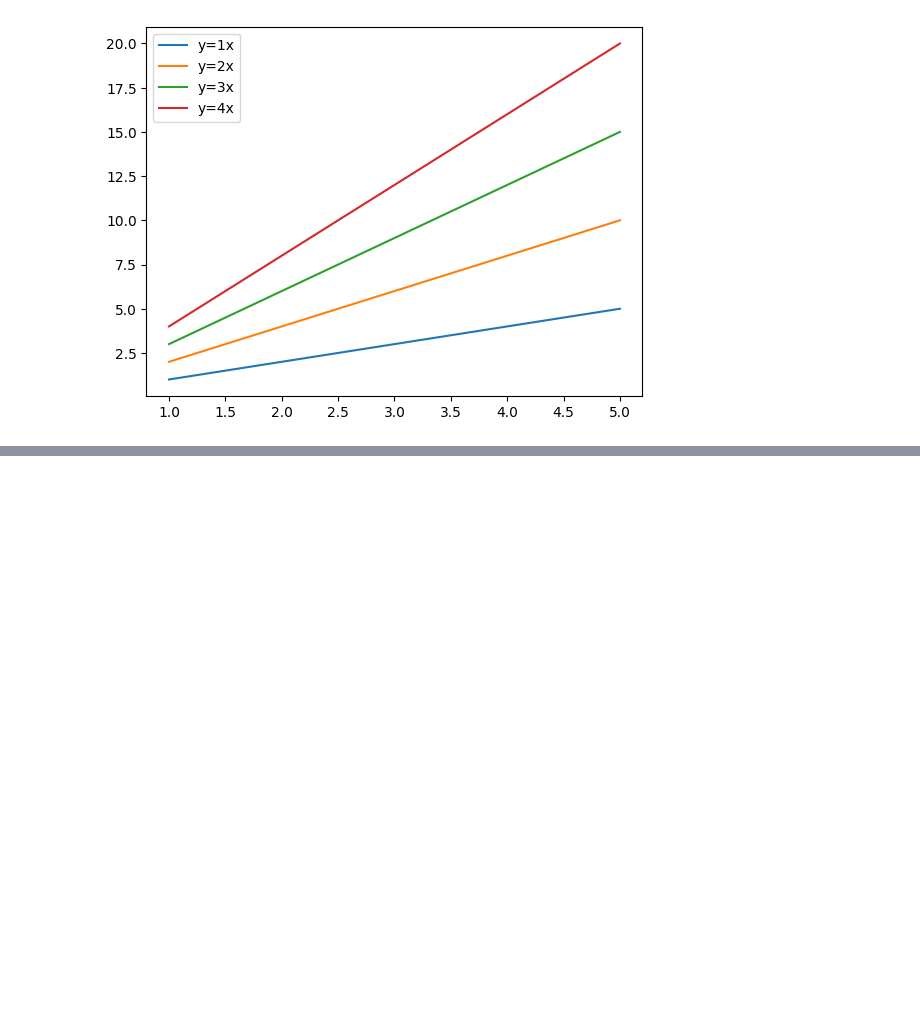
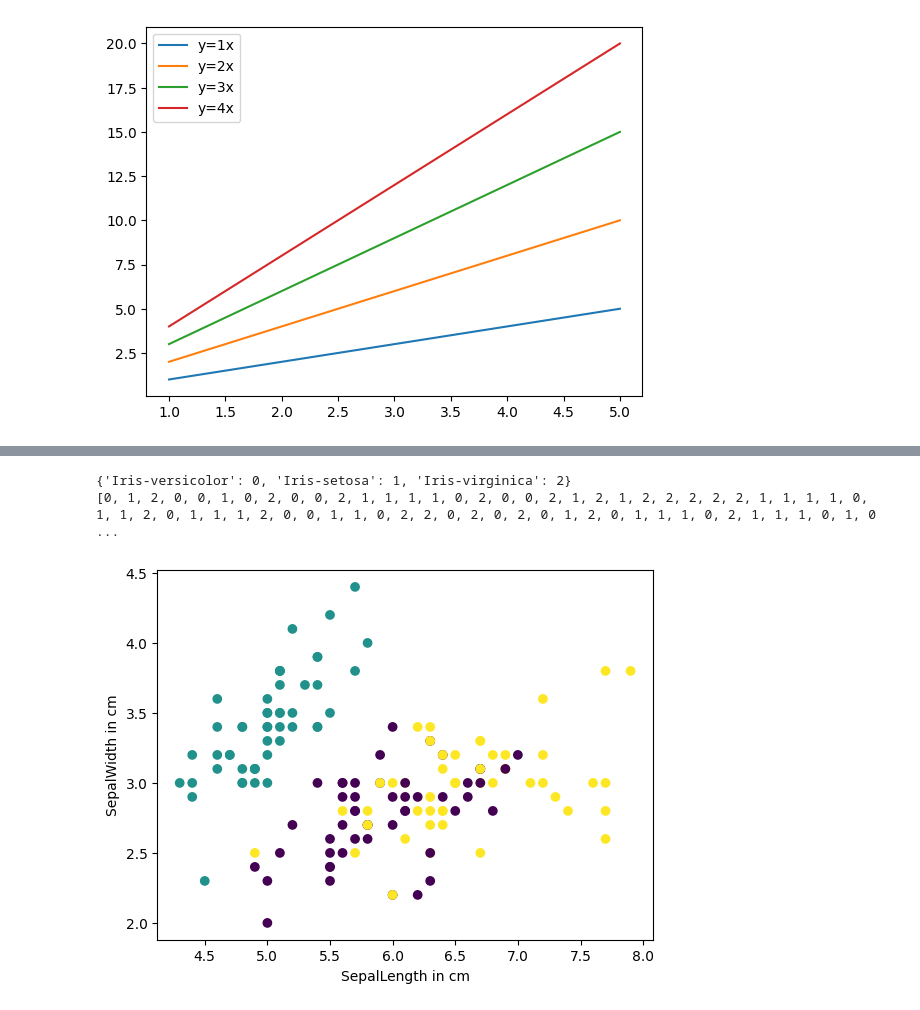
Before and after one commit to inancarin/DSA201_2024_2025_FALL, a Jupyter notebook: Week3/Lecture/matplotlib.ipynb, the cells around one changed output, grey strips where cells are left out. Saved outputs shown, nothing was run; the diff lists cells and outputs as text; code cells hidden in the pictures; blank space fills up the shorter version.

```diff
--- a/Week3/Lecture/matplotlib.ipynb
+++ b/Week3/Lecture/matplotlib.ipynb
@@ -76,0 +110,37 @@ plt.show()
+# %%
+f = open("iris.txt")
+
+allLines = f.readlines()
+
+x_values = []
+y_values = []
+species_to_colors = {}
+color_codes = []
+for line in allLines[1:]:
+    line = line.strip()
+    info = line.split(",")
+
+    sepalLength = float(info[1])
+    sepalWidth = float(info[2])
+    species = info[-1]
+
+    if species not in species_to_colors:
+        species_to_colors[species] = len(species_to_colors)
+
+    color_codes.append(species_to_colors[species])
+    x_values.append(sepalLength)
+    y_values.append(sepalWidth)
+
+
+f.close()
+
+print(species_to_colors)
+print(color_codes)
+plt.scatter(x_values, y_values, c=color_codes)
+plt.xlabel("SepalLength in cm")
+plt.ylabel("SepalWidth in cm")
+plt.show()
+# %% [output]
+{'Iris-versicolor': 0, 'Iris-setosa': 1, 'Iris-virginica': 2}
+[0, 1, 2, 0, 0, 1, 0, 2, 0, 0, 2, 1, 1, 1, 1, 0, 2, 0, 0, 2, 1, 2, 1, 2, 2, 2, 2, 2, 1, 1, 1, 1, 0, 1, 1, 2, 0, 1, 1, 1, 2, 0, 0, 1, 1, 0, 2, 2, 0, 2, 0, 2, 0, 1, 2, 0, 1, 1, 1, 0, 2, 1, 1, 1, 0, 1, 0 ...
+[figure, added]
```
Also changed, not shown: parts of 7 cells of this notebook, 3 other files.
